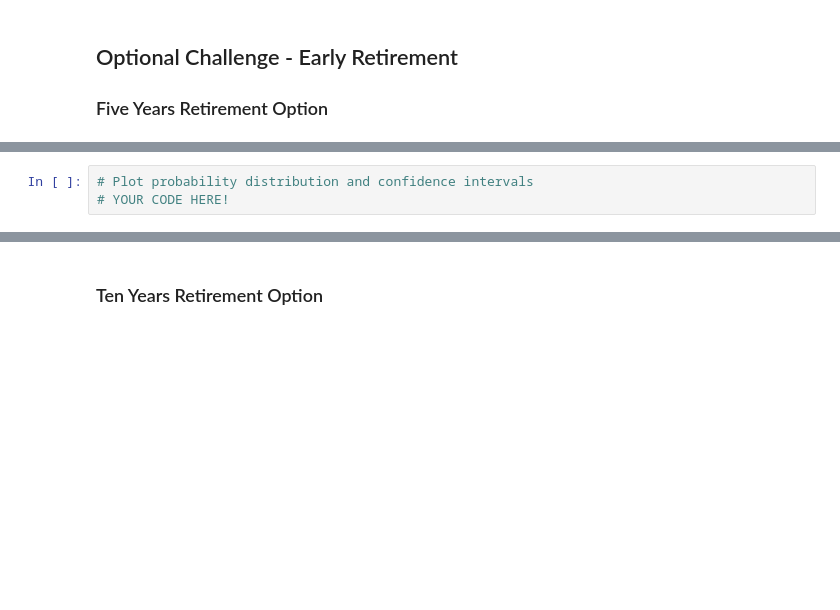
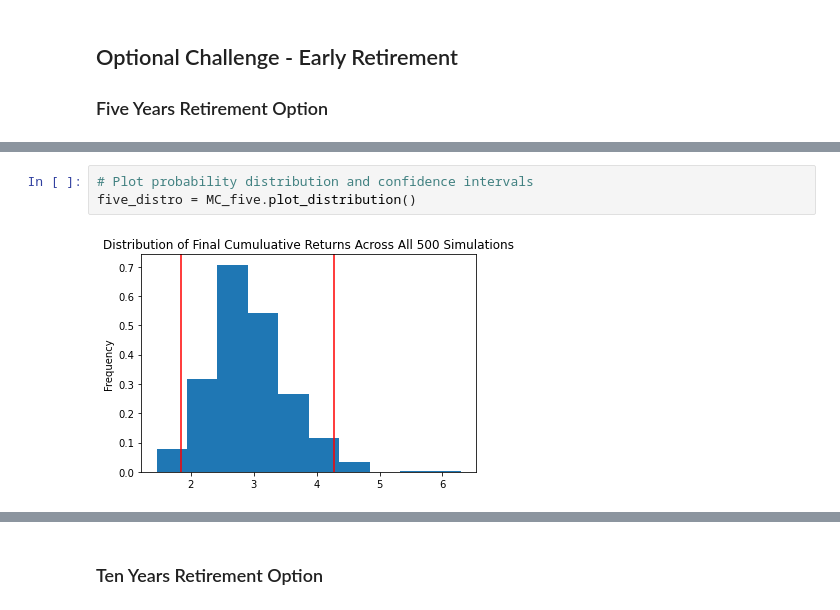
Before and after one commit to fllamas360/API-work, a Jupyter notebook: API_HWK.ipynb, the cells around one changed output, grey strips where cells are left out. Drawn from its saved outputs; the diff is of its cells as text; blank space fills up the shorter version.

```diff
--- a/API_HWK.ipynb
+++ b/API_HWK.ipynb
@@ -305,5 +357,7 @@ There is a 95% chance that an initial investment of $30000.0 in the portfolio ov
 # %%
 # Plot probability distribution and confidence intervals
-# YOUR CODE HERE!
+five_distro = MC_five.plot_distribution()
+# %% [output]
+[figure, added]
 # %%
 # Fetch summary statistics from the Monte Carlo simulation results
```
Also changed, not shown: parts of 16 cells of this notebook.
